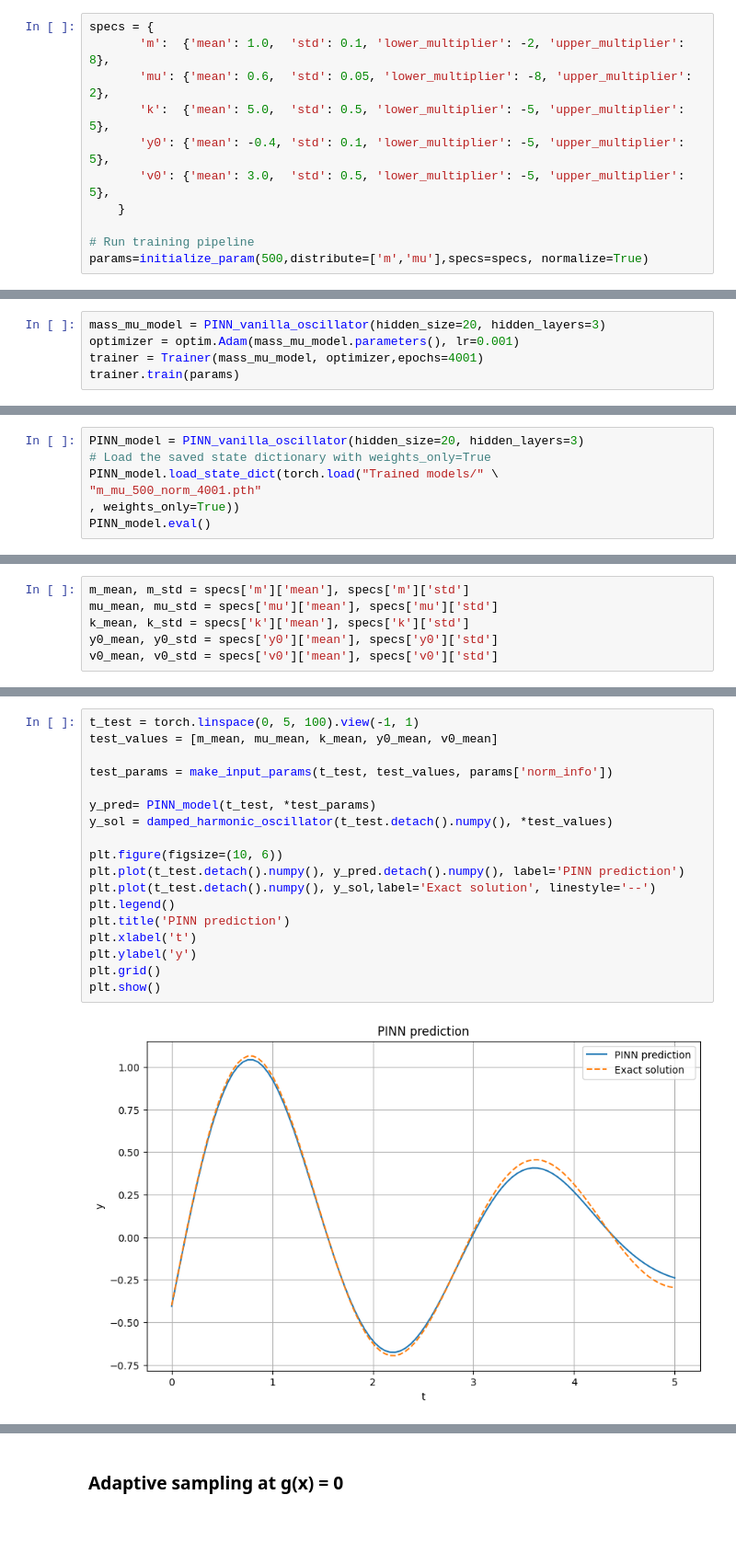
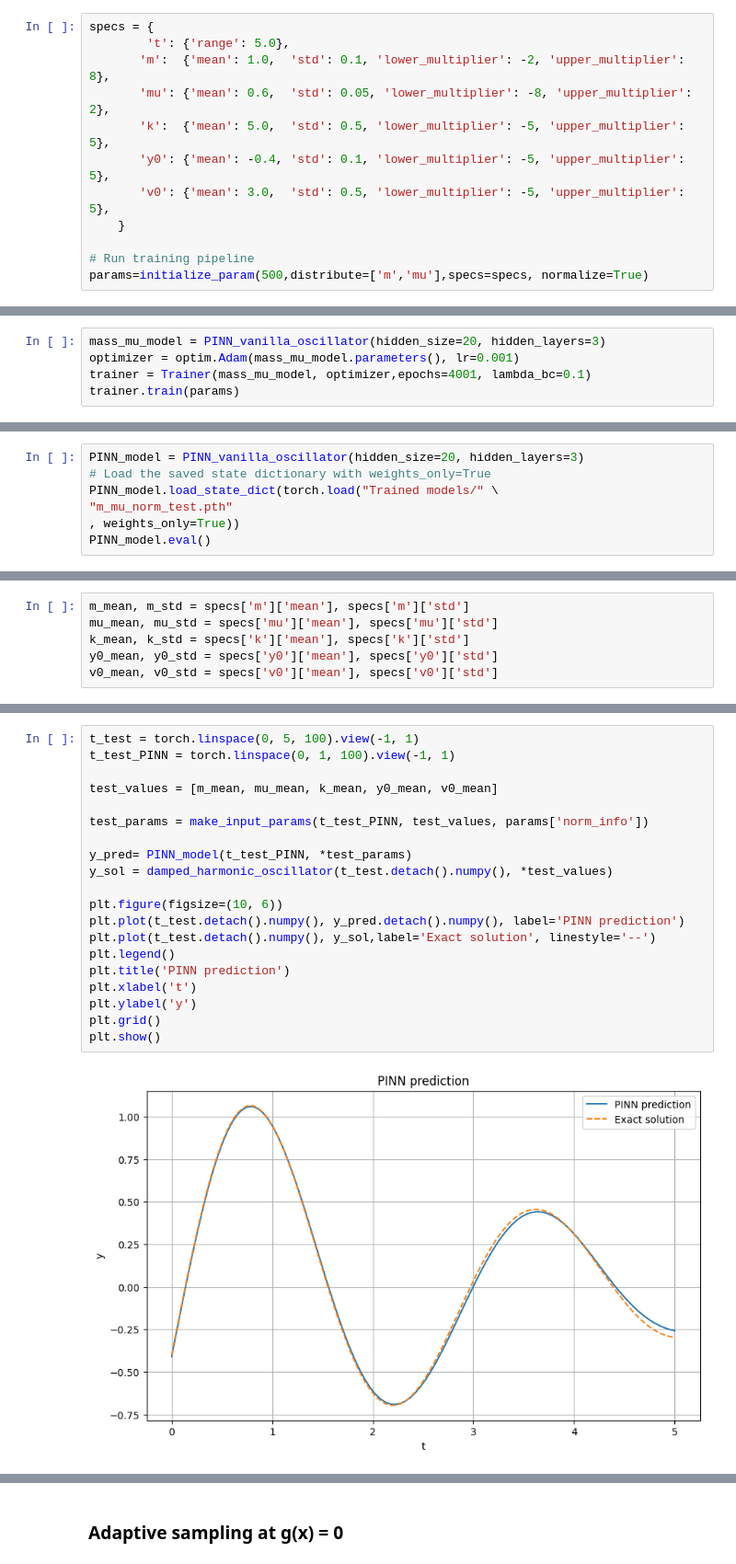
Before and after one commit to jolu2111/Master_thesis, a Jupyter notebook: Code/05_Normalization.ipynb, the cells around one changed output, grey strips where cells are left out. Shown: that part at 92% size. Cells and saved outputs as stored; diff of their text form; blank space fills up the shorter version.

```diff
--- a/Code/05_Normalization.ipynb
+++ b/Code/05_Normalization.ipynb
@@ -17,6 +17,7 @@ set_seed()
 ### Importing or making the PINN
 # %%
 specs = {
+        't': {'range': 5.0},
        'm':  {'mean': 1.0,  'std': 0.1, 'lower_multiplier': -2, 'upper_multiplier': 8},
        'mu': {'mean': 0.6,  'std': 0.05, 'lower_multiplier': -8, 'upper_multiplier': 2},
        'k':  {'mean': 5.0,  'std': 0.5, 'lower_multiplier': -5, 'upper_multiplier': 5},
@@ -29,5 +54,5 @@ params=initialize_param(500,distribute=['m','mu'],specs=specs, normalize=True)
 # %%
 mass_mu_model = PINN_vanilla_oscillator(hidden_size=20, hidden_layers=3)
 optimizer = optim.Adam(mass_mu_model.parameters(), lr=0.001)
-trainer = Trainer(mass_mu_model, optimizer,epochs=4001)
+trainer = Trainer(mass_mu_model, optimizer,epochs=4001, lambda_bc=0.1)
 trainer.train(params)
@@ -51,7 +92,7 @@ else:
 PINN_model = PINN_vanilla_oscillator(hidden_size=20, hidden_layers=3)
 # Load the saved state dictionary with weights_only=True
 PINN_model.load_state_dict(torch.load("Trained models/" \
-"m_mu_500_norm_4001.pth"
+"m_mu_norm_test.pth"
 , weights_only=True))
 PINN_model.eval()
 # %% [output]
@@ -79,23 +125,25 @@ v0_mean, v0_std = specs['v0']['mean'], specs['v0']['std']
 # %%
 t_test = torch.linspace(0, 5, 100).view(-1, 1)
+t_test_PINN = torch.linspace(0, 1, 100).view(-1, 1)
+
 test_values = [m_mean, mu_mean, k_mean, y0_mean, v0_mean]
 
-test_params = make_input_params(t_test, test_values, params['norm_info'])
+test_params = make_input_params(t_test_PINN, test_values, params['norm_info'])
 
-y_pred= PINN_model(t_test, *test_params)
+y_pred= PINN_model(t_test_PINN, *test_params)
 y_sol = damped_harmonic_oscillator(t_test.detach().numpy(), *test_values)
 
 plt.figure(figsize=(10, 6))
 plt.plot(t_test.detach().numpy(), y_pred.detach().numpy(), label='PINN prediction')
 plt.plot(t_test.detach().numpy(), y_sol,label='Exact solution', linestyle='--')
 plt.legend()
 plt.title('PINN prediction')
 plt.xlabel('t')
 plt.ylabel('y')
 plt.grid()
 plt.show()
 # %% [output]
-[figure, old version]
+[figure, new version]
 # %%
 import itertools
 
```
Also changed, not shown: parts of 19 cells of this notebook, 8 other files.
